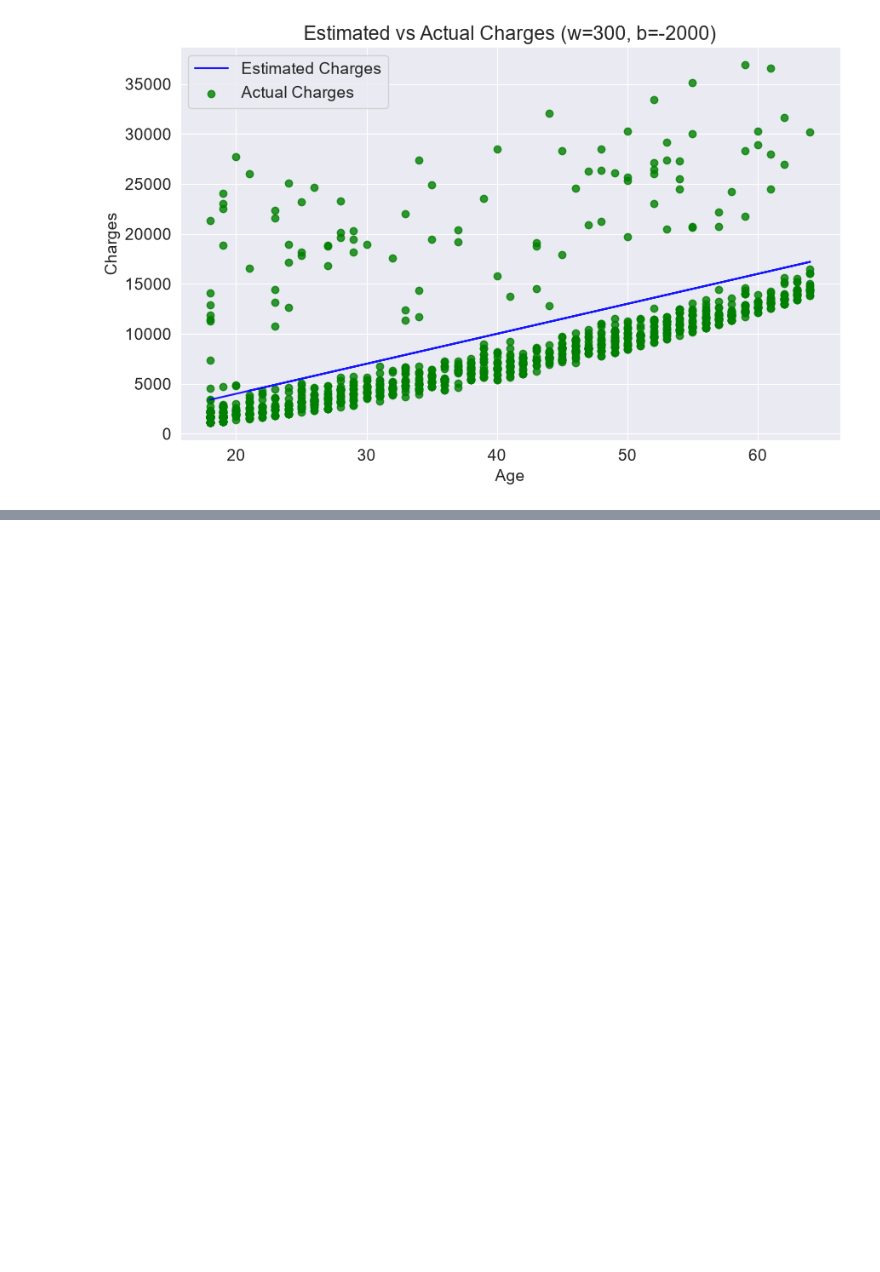
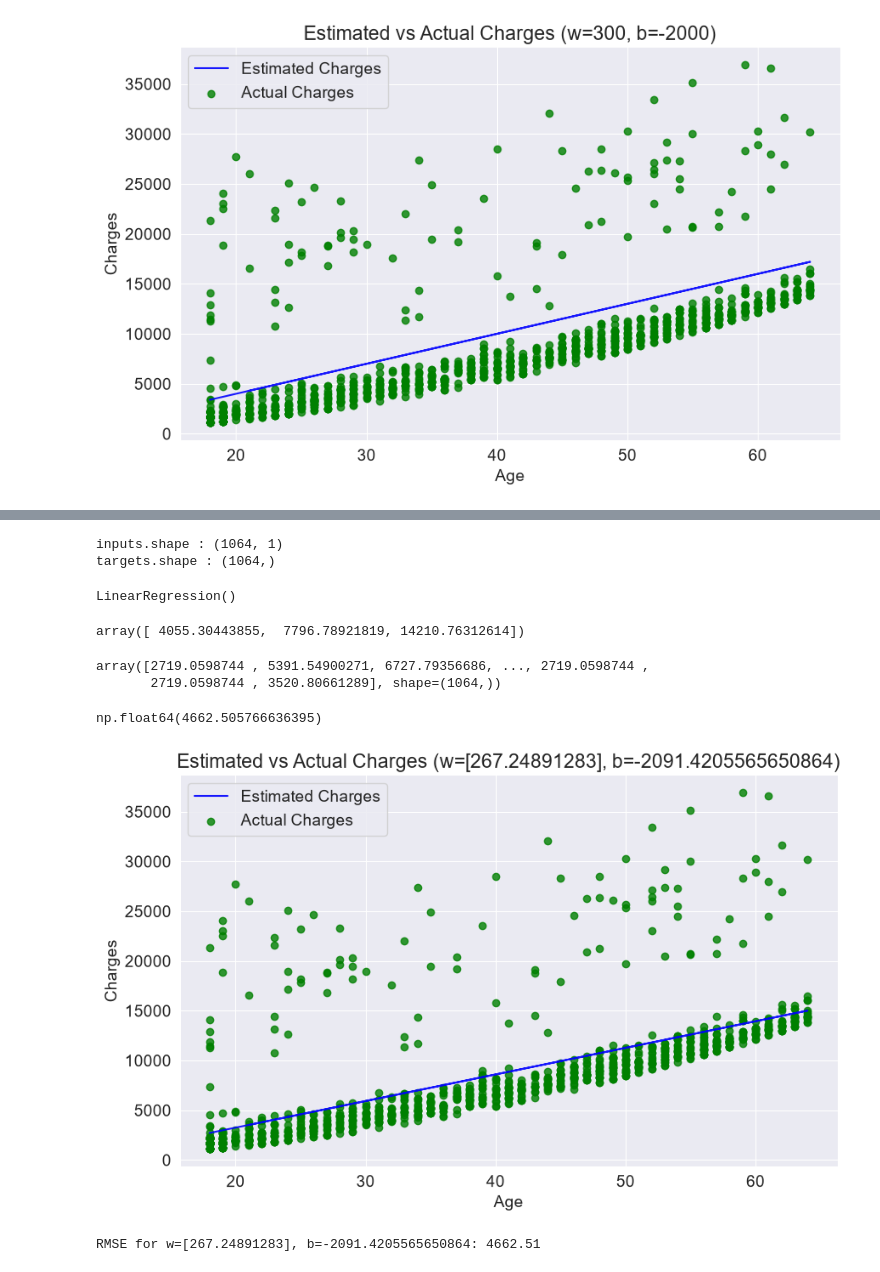
Before and after one commit to naren1003/Medical-Expendituer-calc, a Jupyter notebook: jy_ml.ipynb, the cells around one changed output, grey strips where cells are left out. Drawn from its saved outputs; the diff is of its cells as text; code cells hidden in the pictures; blank space fills up the shorter version.

```diff
--- a/jy_ml.ipynb
+++ b/jy_ml.ipynb
@@ -305,0 +333,5 @@ try_parameters(300, -2000)
+# %%
+#linear regression using sklearn
+from sklearn.linear_model import LinearRegression
+model = LinearRegression()
+help(model.fit)
@@ -305,0 +356,33 @@ try_parameters(300, -2000)
+# %%
+inputs = non_smoker_df[['age']]
+targets = non_smoker_df.charges
+print('inputs.shape :', inputs.shape)
+print('targets.shape :', targets.shape)
+# %% [output]
+inputs.shape : (1064, 1)
+targets.shape : (1064,)
+# %%
+model.fit(inputs, targets)
+# %% [output]
+LinearRegression()
+# %%
+model.predict(np.array([[23],
+                        [37],
+                        [61]]))
+# %% [output]
+array([ 4055.30443855,  7796.78921819, 14210.76312614])
+# %%
+predicted_charges = model.predict(inputs)
+predicted_charges
+# %% [output]
+array([2719.0598744 , 5391.54900271, 6727.79356686, ..., 2719.0598744 ,
+       2719.0598744 , 3520.80661289], shape=(1064,))
+# %%
+rmse(targets, predicted_charges)
+# %% [output]
+np.float64(4662.505766636395)
+# %%
+try_parameters(model.coef_, model.intercept_)
+# %% [output]
+[figure, added]
+RMSE for w=[267.24891283], b=-2091.4205565650864: 4662.51
```
Also changed, not shown: parts of 13 cells of this notebook.
